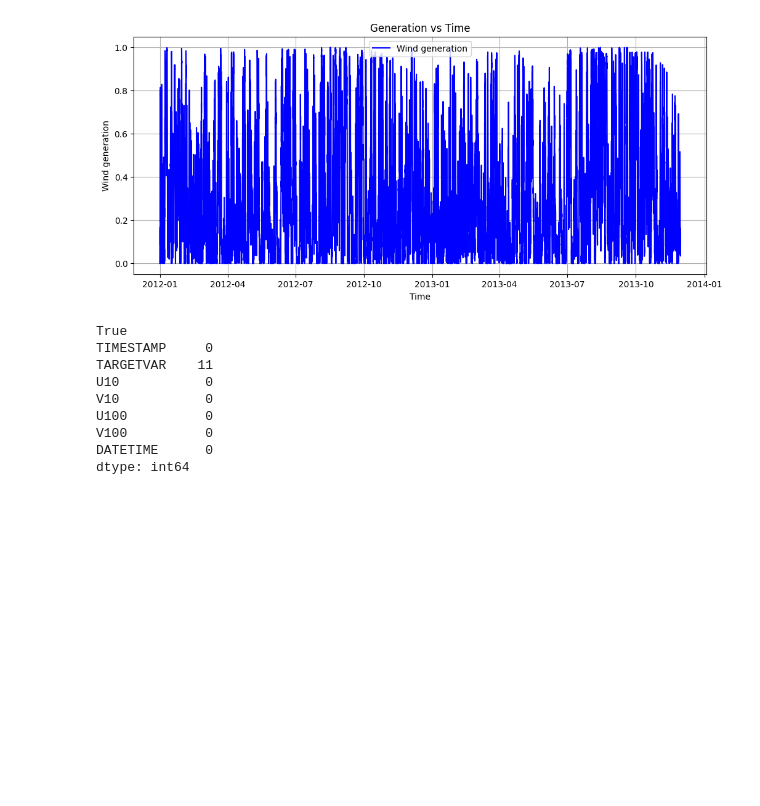
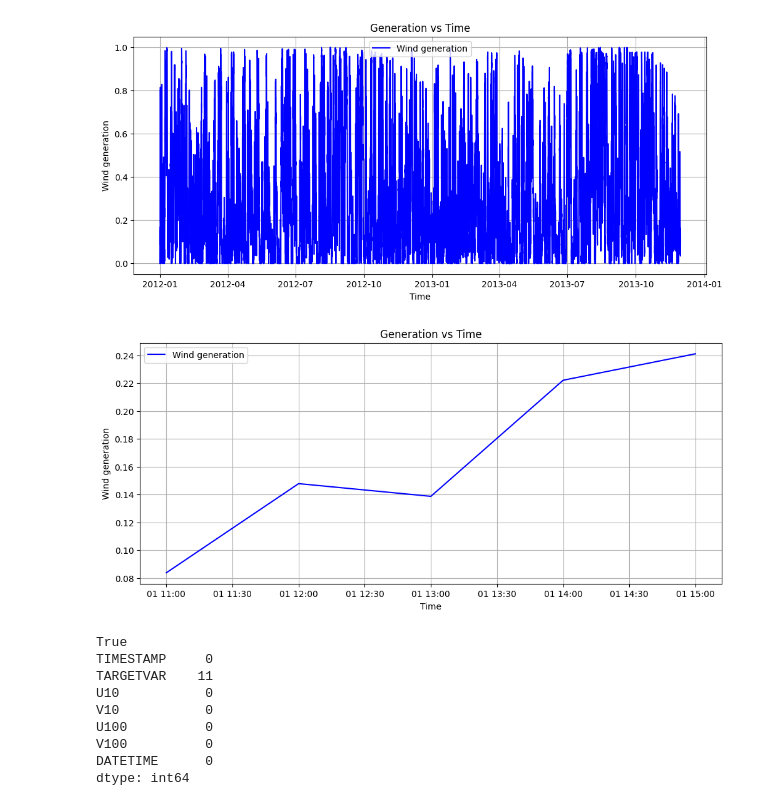
Before and after one commit to Sulith123/LSTM-for-wind-power, a Jupyter notebook: initial_analysis_and_model.ipynb, the cells around one changed output. Saved outputs shown, nothing was run; the diff lists cells and outputs as text; code cells hidden in the pictures; blank space fills up the shorter version.

```diff
--- a/initial_analysis_and_model.ipynb
+++ b/initial_analysis_and_model.ipynb
@@ -31,6 +31,26 @@ plt.grid(True)
 plt.show()
 # %% [output]
 [figure]
+# %%
+import pandas as pd
+import matplotlib.pyplot as plt
+
+# Assuming df is already loaded
+# Parse TIMESTAMP correctly
+df["DATETIME"] = pd.to_datetime(df["TIMESTAMP"], format="%Y%m%d %H:%M")
+
+# Plot TARGETVAR vs time
+plt.figure(figsize=(12,5))
+plt.plot(df["DATETIME"][10:15], df["TARGETVAR"][10:15], label="Wind generation", color="blue")
+
+plt.xlabel("Time")
+plt.ylabel("Wind generation")
+plt.title("Generation vs Time")
+plt.legend()
+plt.grid(True)
+plt.show()
+# %% [output]
+[figure, added]
 # %%
 import pandas as pd
 
```
Also changed, not shown: 13 other files.
